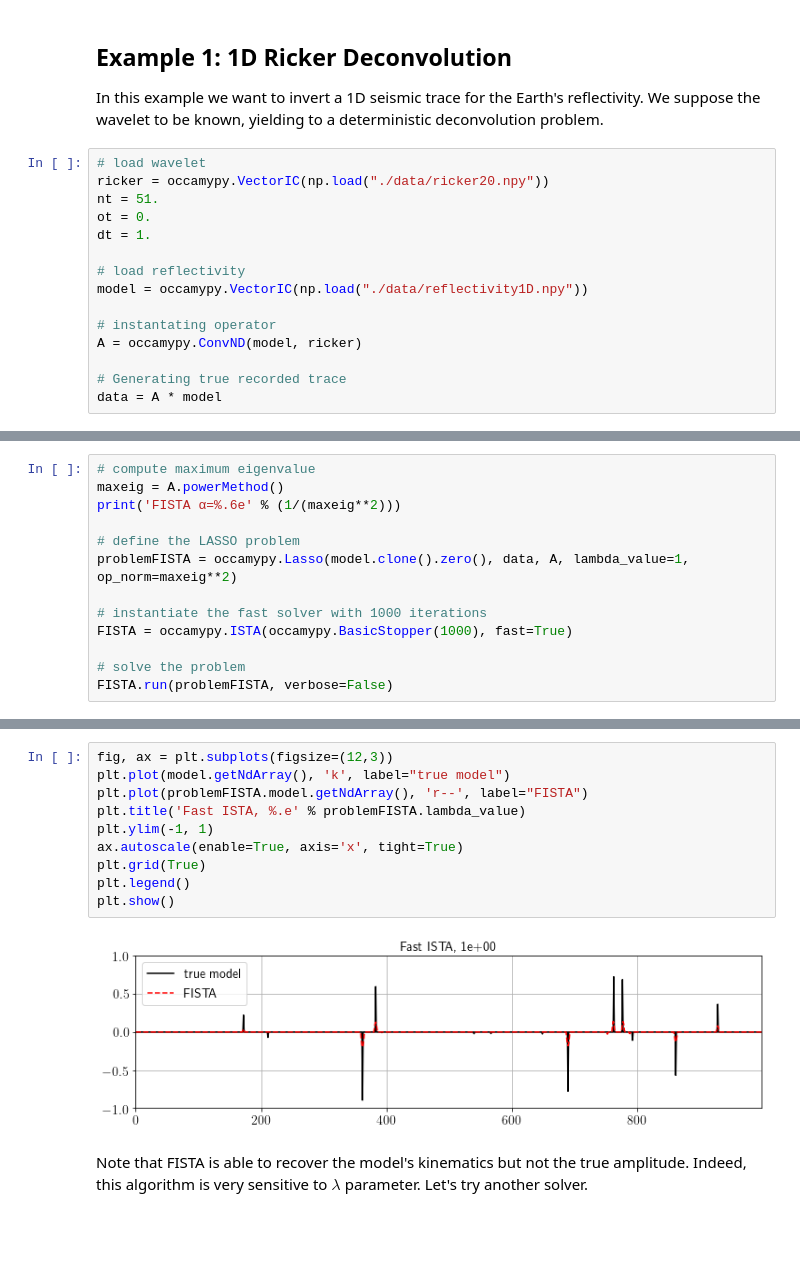
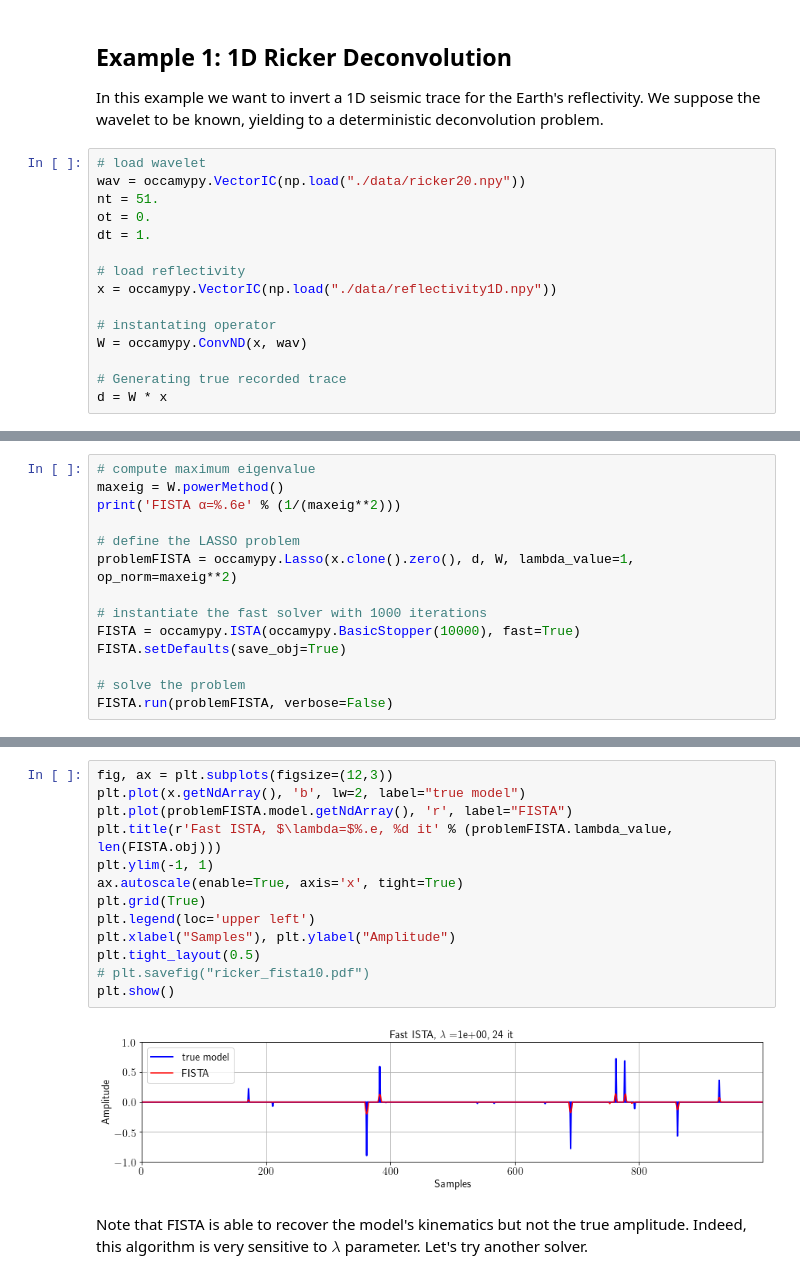
Before and after one commit to fpicetti/occamypy, a Jupyter notebook: tutorials/SplitBregman Examples.ipynb, the cells around one changed output, grey strips where cells are left out. Saved outputs shown, nothing was run; the diff lists cells and outputs as text; blank space fills up the shorter version.

```diff
--- a/tutorials/SplitBregman Examples.ipynb
+++ b/tutorials/SplitBregman Examples.ipynb
@@ -50,19 +50,19 @@ In this example we want to invert a 1D seismic trace for the Earth's reflectivit
 We suppose the wavelet to be known, yielding  to a deterministic deconvolution problem.
 # %%
 # load wavelet
-ricker = occamypy.VectorIC(np.load("./data/ricker20.npy"))
+wav = occamypy.VectorIC(np.load("./data/ricker20.npy"))
 nt = 51.
 ot = 0.
 dt = 1.
 
 # load reflectivity
-model = occamypy.VectorIC(np.load("./data/reflectivity1D.npy"))
+x = occamypy.VectorIC(np.load("./data/reflectivity1D.npy"))
 
 # instantating operator
-A = occamypy.ConvND(model, ricker)
+W = occamypy.ConvND(x, wav)
 
 # Generating true recorded trace
-data = A * model
+d = W * x
 # %%
 fig, ax = plt.subplots(figsize=(5,3))
 time_range = np.linspace(ot,ot+(nt-1)*dt,nt)
@@ -123,14 +133,15 @@ If we provide the operator's maximum eigenvalue $\eta$ we can build a fast versi
 of this algorithm by imposing the step $\alpha < 1/\eta^2$ as proposed in [Beck and Teboulle, 2009](https://doi.org/10.1137/080716542).
 # %%
 # compute maximum eigenvalue
-maxeig = A.powerMethod()
+maxeig = W.powerMethod()
 print('FISTA α=%.6e' % (1/(maxeig**2)))
 
 # define the LASSO problem
-problemFISTA = occamypy.Lasso(model.clone().zero(), data, A, lambda_value=1, op_norm=maxeig**2)
+problemFISTA = occamypy.Lasso(x.clone().zero(), d, W, lambda_value=1, op_norm=maxeig**2)
 
 # instantiate the fast solver with 1000 iterations
-FISTA = occamypy.ISTA(occamypy.BasicStopper(1000), fast=True)
+FISTA = occamypy.ISTA(occamypy.BasicStopper(10000), fast=True)
+FISTA.setDefaults(save_obj=True)
 
 # solve the problem
 FISTA.run(problemFISTA, verbose=False)
@@ -139,15 +150,18 @@ FISTA α=9.291507e-03
 # %%
 fig, ax = plt.subplots(figsize=(12,3))
-plt.plot(model.getNdArray(), 'k', label="true model")
-plt.plot(problemFISTA.model.getNdArray(), 'r--', label="FISTA")
-plt.title('Fast ISTA, %.e' % problemFISTA.lambda_value)
+plt.plot(x.getNdArray(), 'b', lw=2, label="true model")
+plt.plot(problemFISTA.model.getNdArray(), 'r', label="FISTA")
+plt.title(r'Fast ISTA, $\lambda=$%.e, %d it' % (problemFISTA.lambda_value, len(FISTA.obj)))
 plt.ylim(-1, 1)
 ax.autoscale(enable=True, axis='x', tight=True)
 plt.grid(True)
-plt.legend()
+plt.legend(loc='upper left')
+plt.xlabel("Samples"), plt.ylabel("Amplitude")
+plt.tight_layout(0.5)
+# plt.savefig("ricker_fista10.pdf")
 plt.show()
 # %% [output]
-[figure, old version]
+[figure, new version]
 # %% [markdown]
 Note that FISTA is able to recover the model's kinematics but not the true amplitude.
 Indeed, this algorithm is very sensitive to $\lambda$ parameter.
```
Also changed, not shown: parts of 31 cells of this notebook.
